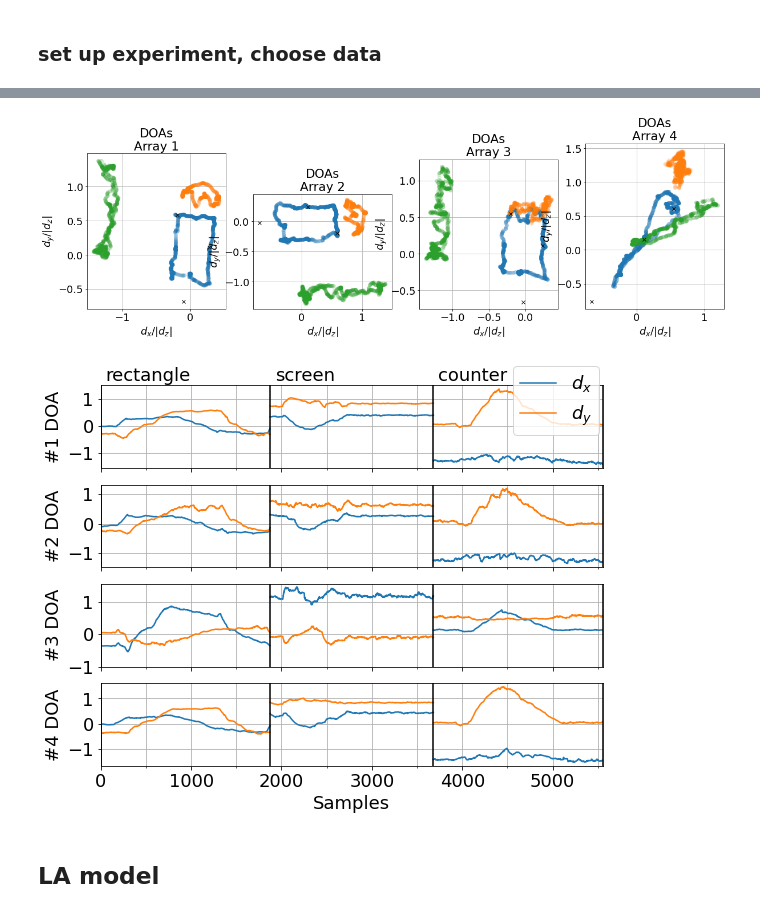
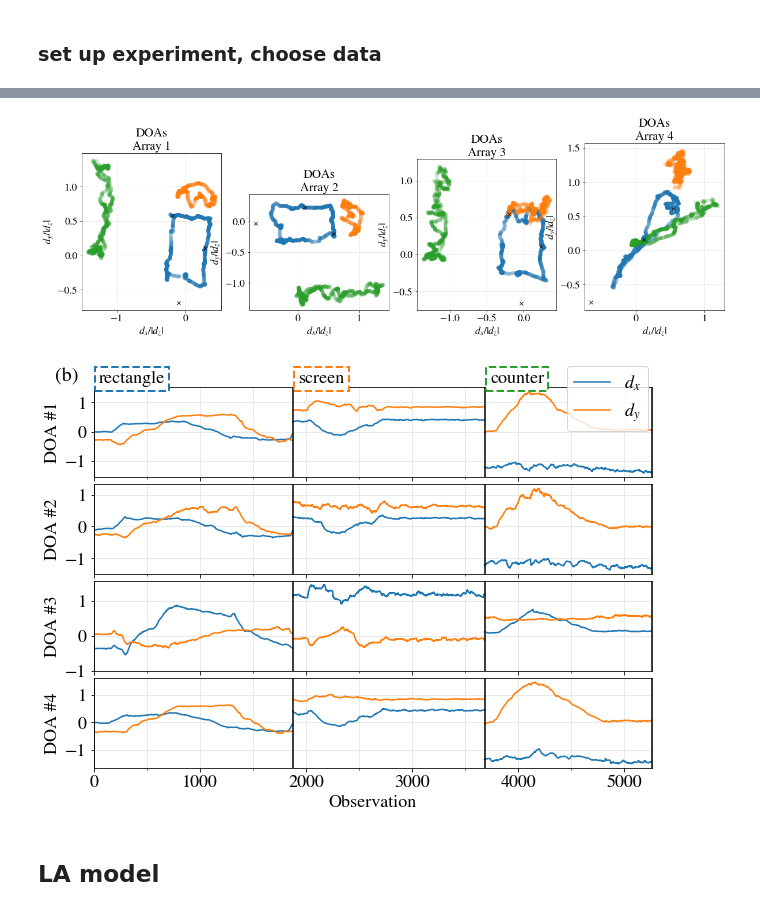
Before and after one commit to manvhah/multiarray_jasael, a Jupyter notebook: jasael.ipynb, the cells around one changed output, grey strips where cells are left out. Saved outputs shown, nothing was run; the diff lists cells and outputs as text; code cells hidden in the pictures.

```diff
--- a/jasael.ipynb
+++ b/jasael.ipynb
@@ -312,34 +84,34 @@ plt.clf()
 plt.subplot(211)
 plt.plot(training_data.calib_doa[n0:n1])
 plt.ylabel('[dx,dy]/|dz|')
-plt.xlabel('samples')
+plt.xlabel('frames')
 plt.subplot(212)
 plt.imshow(np.log(np.abs(training_data.calib_doa[n0:n1])).T, interpolation='none')
-plt.title('log([dx,dy]/|dz|)')
+plt.title('$log([d_x,d_y]/|d_z|$)')
 plt.ylabel('array [dx,dy]')
-plt.xlabel('samples')
+plt.xlabel('frames')
 plt.gca().set_aspect('auto')
 plt.savefig('./fig/'+tag+'_calib_data.png',bbox_inches='tight', pad_inches=0)
 plt.show()
 
 plt.figure(figsize=(10,7))
-training_labels = ["P1","P2","P3"]
+training_labels = ["P1","P2","P3","P4","P5","P6"]
 numplots = 4 # arrays
 for jj in range(numplots):
     ax = plt.subplot(numplots,1,jj+1)
     oold = [0]
     for tmp in [
-        training_data.calib_doa[  :100],
-        training_data.calib_doa[100:200],
-        training_data.calib_doa[200:],
-    ]:
+            training_data.calib_doa[  :DOAS_PER_CPOINT],
+            training_data.calib_doa[1*DOAS_PER_CPOINT:2*DOAS_PER_CPOINT],
+            training_data.calib_doa[2*DOAS_PER_CPOINT:],
+        ]:
         oold.append(oold[-1]+len(tmp))
         if oold[-2] == 0:
-            ax.plot(np.arange(oold[-2],oold[-1]),tmp[:,2*jj],label='$d_x$')
-            ax.plot(np.arange(oold[-2],oold[-1]),tmp[:,2*jj+1],label='$d_y$')
+            ax.plot(np.arange(oold[-2],oold[-1]),tmp[:,2*jj],label='$d_x$',lw=2)
+            ax.plot(np.arange(oold[-2],oold[-1]),tmp[:,2*jj+1],label='$d_y$',lw=2,ls='--')
         else:
-            ax.plot(np.arange(oold[-2],oold[-1]),tmp[:,2*jj]  ,'C0')
-            ax.plot(np.arange(oold[-2],oold[-1]),tmp[:,2*jj+1],'C1')
+            ax.plot(np.arange(oold[-2],oold[-1]),tmp[:,2*jj]  ,'C0',lw=2)
+            ax.plot(np.arange(oold[-2],oold[-1]),tmp[:,2*jj+1],'C1',lw=2,ls='--')
     [ax.axvline(oo,c='k') for oo in oold]
     plt.xlim([oold[0],oold[-1]])
     if ax.get_ylim()[0]>-1: ax.set_ylim([-1,ax.get_ylim()[1]])
@@ -353,7 +125,7 @@ for jj in range(numplots):
              for ii,oo in enumerate(oold[:-1])]
         plt.legend(ncol=1,loc='upper right',bbox_to_anchor = (1.01,1.34))
     if jj+1<numplots: ax.set_xticklabels([])
-    else: ax.set_xlabel('Samples')
+    else: ax.set_xlabel('frames')
 plt.savefig('./fig/'+tag+'_training_data.pdf',bbox_inches='tight', pad_inches=0)
 # %% [output]
 mean 3.5762786e-09
@@ -461,40 +157,42 @@ for ii in range(numplots):
     ax.set_xlabel('$d_x/|d_z|$')
     ax.set_ylabel('$d_y/|d_z|$')
     ax.set_aspect('equal')
     ax.set_anchor('SW')
     plt.grid()
     jj +=1
 
-plt.figure(figsize=(9,7))
-for jj in range(numplots):
-    ax = plt.subplot(numplots,1,jj+1)
+fig = plt.figure(figsize=(10,7.0))
+for jj,gsi in enumerate(GridSpec(numplots,1,hspace=.08)):
+    ax = fig.add_subplot(gsi)
     oold = [0]
     for tmp in test_cases:
         oold.append(oold[-1]+len(tmp))
         if oold[-2] == 0:
-            ax.plot(np.arange(oold[-2],oold[-1]),tmp[:,2*jj],label='$d_x$')
+            ax.plot(np.arange(oold[-2],oold[-1]),tmp[:,2*jj],label="$d_x$")
             ax.plot(np.arange(oold[-2],oold[-1]),tmp[:,2*jj+1],label='$d_y$')
         else:
             ax.plot(np.arange(oold[-2],oold[-1]),tmp[:,2*jj]  ,'C0')
             ax.plot(np.arange(oold[-2],oold[-1]),tmp[:,2*jj+1],'C1')
     [ax.axvline(oo,c='k') for oo in oold]
-    plt.xlim([oold[0],oold[-1]])
+    ax.set_xlim([oold[0],oold[-1]])
     if ax.get_ylim()[0]>-1:
         ax.set_ylim([-1,ax.get_ylim()[1]])
-    ax.set_ylabel("#{} DOA".format(training_data.arrays[jj]),x=-2.20)
+    ax.set_ylabel("DOA #{}".format(training_data.arrays[jj]),x=-2.20)
     #ax.set_xticks(oold+[1000,3000,4500],minor=False)
     ax.set_xticks(np.arange(oold[0],oold[-1],1000), minor=True)
     ax.set_xticks(np.arange(oold[0],oold[-1],500), minor=True)
     plt.grid(True,which='both')
     if jj == 0:
-        [ax.annotate(test_labels[ii],(oo/oold[-1]+.01,1.05),xycoords='axes fraction')
+        [ax.annotate(test_labels[ii],(oo/oold[-1]+.01,1.05),xycoords='axes fraction',
+                     bbox=dict(color=f'C{ii}',fc='white',lw=2,linestyle='dashed'))
              for ii,oo in enumerate(oold[:-1])]
         plt.legend(ncol=1,loc='upper right',bbox_to_anchor = (1.01,1.34))
+        plt.text(-.07,1.07,"(b)",fontsize=20,transform=ax.transAxes)
     if jj+1<numplots: ax.set_xticklabels([])
-    else: ax.set_xlabel('Samples')
+    else: ax.set_xlabel('Observation')
 plt.savefig('./fig/'+tag+'_test_data.pdf',bbox_inches='tight', pad_inches=0)
 
 plt.show()
 # %% [output]
-[figure, old version]
+[figure, new version]
-[figure, old version]
+[figure, new version]
```
Also changed, not shown: parts of 30 cells of this notebook, 3 other files.
